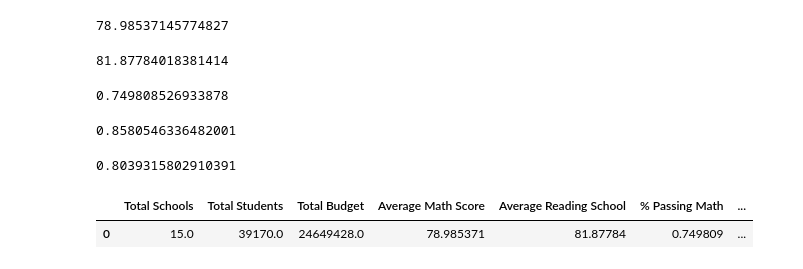
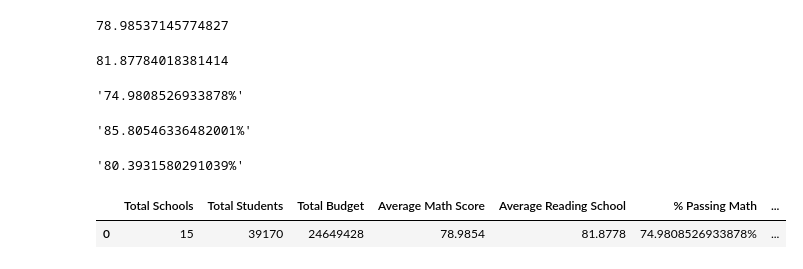
Before and after one commit to gchan07/python-challenge, a Jupyter notebook: PyCitySchools/PyCitySchool.ipynb, the cells around one changed output. Saved outputs shown, nothing was run; the diff lists cells and outputs as text; code cells hidden in the pictures.

Commit message:
Adding PyCitySchools Homework

```diff
--- a/PyCitySchools/PyCitySchool.ipynb
+++ b/PyCitySchools/PyCitySchool.ipynb
@@ -57,29 +57,35 @@ avg_read
 passmath= student_df['math_score']>=70
 pass_math_count = passmath.value_counts(True)
 pass_math_count[True]
+pct_math_count = str(pass_math_count[True]*100)+"%"
+pct_math_count
 # %% [output]
-0.749808526933878
+'74.9808526933878%'
 # %%
 # % Passing Reading, Assume 70 is passing
 
 passread=student_df['reading_score']>=70
 pass_read_count = passread.value_counts(True)
 pass_read_count[True]
+pct_read_count = str(pass_read_count[True]*100)+"%"
+pct_read_count
 # %% [output]
-0.8580546336482001
+'85.80546336482001%'
 # %%
 overall_pass = (pass_math_count+pass_read_count)/2
 overall_pass[True]
+pct_overall_pass = str(overall_pass[True]*100)+"%"
+pct_overall_pass
 # %% [output]
-0.8039315802910391
+'80.3931580291039%'
 # %%
 #District Summary
 
 column_name =["Total Schools","Total Students","Total Budget","Average Math Score","Average Reading School","% Passing Math","% Passing Reading","%Overall Passing Rate"]
-columns = [Total_schools,Total_students,Total_budget,avg_math,avg_read,pass_math_count[True],pass_read_count[True],overall_pass[True]]
+columns = [Total_schools,Total_students,Total_budget,avg_math,avg_read,pct_math_count,pct_read_count,pct_overall_pass]
 
 district = pd.DataFrame(columns,column_name).T
 district
 # %% [output]
 |  | Total Schools | Total Students | Total Budget | Average Math Score | Average Reading School | % Passing Math | ... |
-| 0 | 15.0 | 39170.0 | 24649428.0 | 78.985371 | 81.87784 | 0.749809 | ... |
+| 0 | 15 | 39170 | 24649428 | 78.9854 | 81.8778 | 74.9808526933878% | ... |
```
Also changed, not shown: parts of 29 cells of this notebook.
